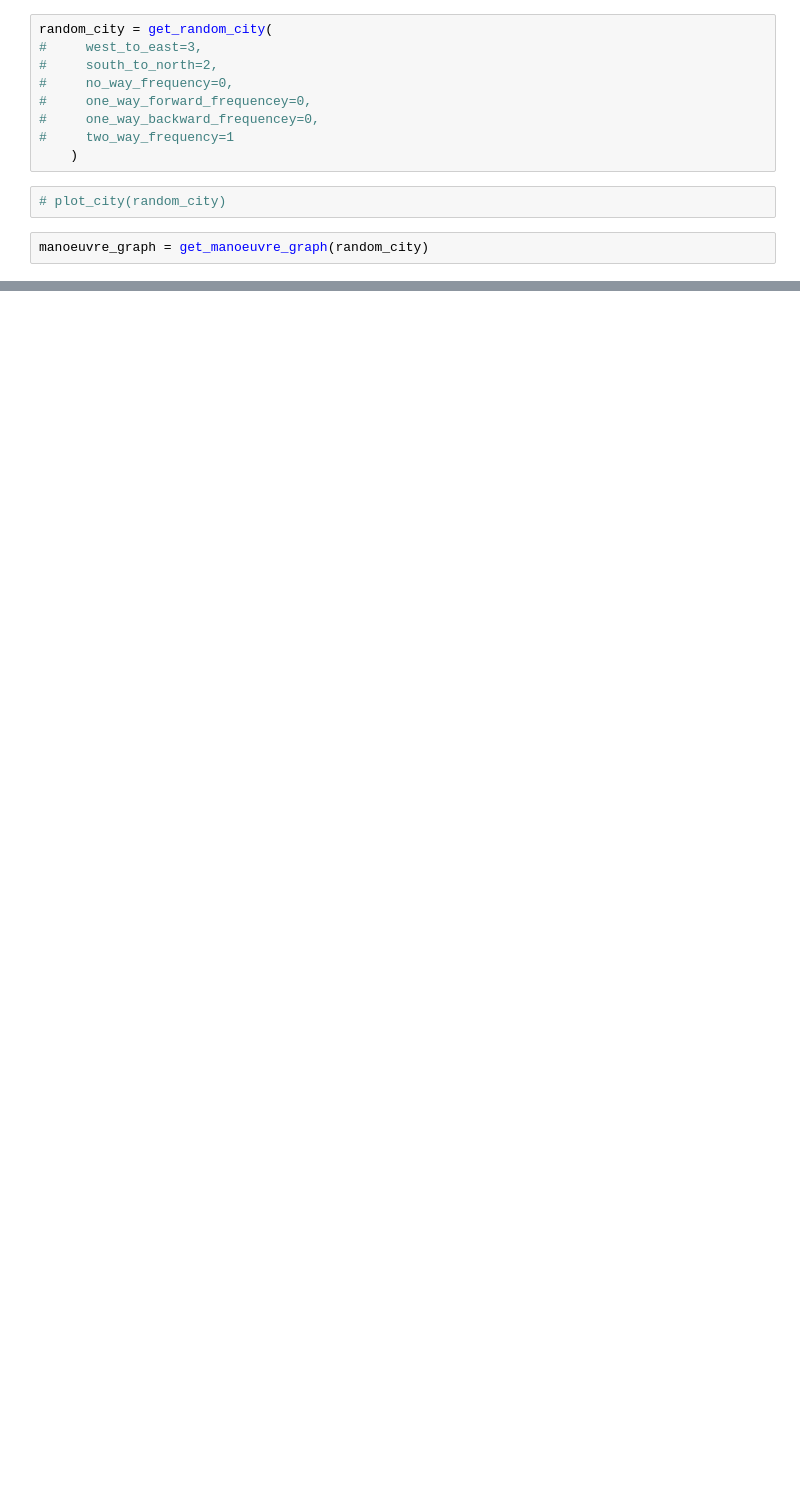
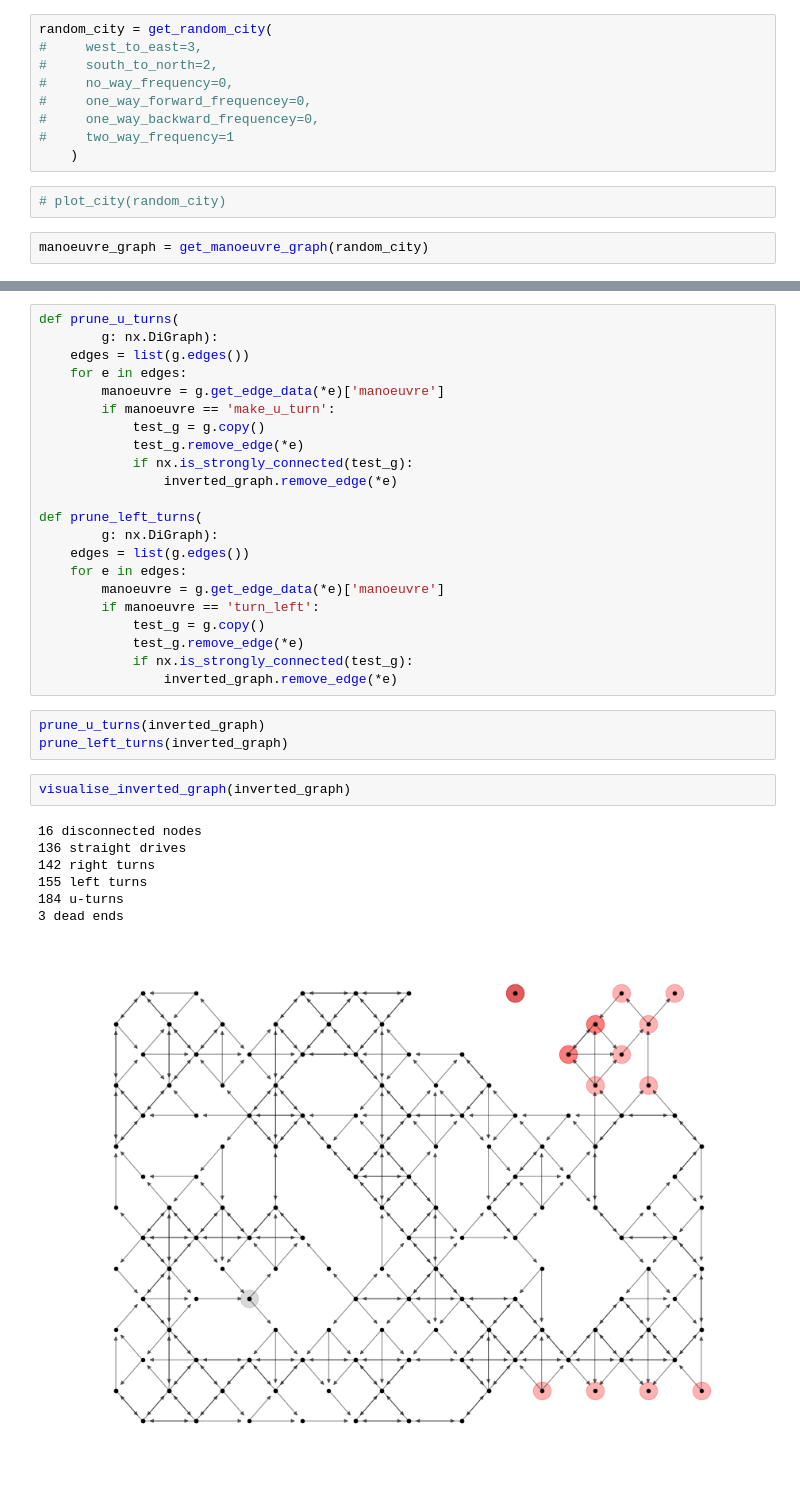
Before and after one commit to nikita-loik/route-inspection, a Jupyter notebook: town_simulation.ipynb, the cells around one changed output, grey strips where cells are left out. Saved outputs shown, nothing was run; the diff lists cells and outputs as text; blank space fills up the shorter version.

```diff
--- a/town_simulation.ipynb
+++ b/town_simulation.ipynb
@@ -91,0 +101,35 @@ go_straight
+# %%
+def prune_u_turns(
+        g: nx.DiGraph):
+    edges = list(g.edges())
+    for e in edges:
+        manoeuvre = g.get_edge_data(*e)['manoeuvre']
+        if manoeuvre == 'make_u_turn':
+            test_g = g.copy()
+            test_g.remove_edge(*e)
+            if nx.is_strongly_connected(test_g):
+                inverted_graph.remove_edge(*e)
+
+def prune_left_turns(
+        g: nx.DiGraph):
+    edges = list(g.edges())
+    for e in edges:
+        manoeuvre = g.get_edge_data(*e)['manoeuvre']
+        if manoeuvre == 'turn_left':
+            test_g = g.copy()
+            test_g.remove_edge(*e)
+            if nx.is_strongly_connected(test_g):
+                inverted_graph.remove_edge(*e)
+# %%
+prune_u_turns(inverted_graph)
+prune_left_turns(inverted_graph)
+# %%
+visualise_inverted_graph(inverted_graph)
+# %% [output]
+16 disconnected nodes
+136 straight drives
+142 right turns
+155 left turns
+184 u-turns
+3 dead ends
+[figure, added]
```
Also changed, not shown: parts of 10 cells of this notebook, 2 other files.
